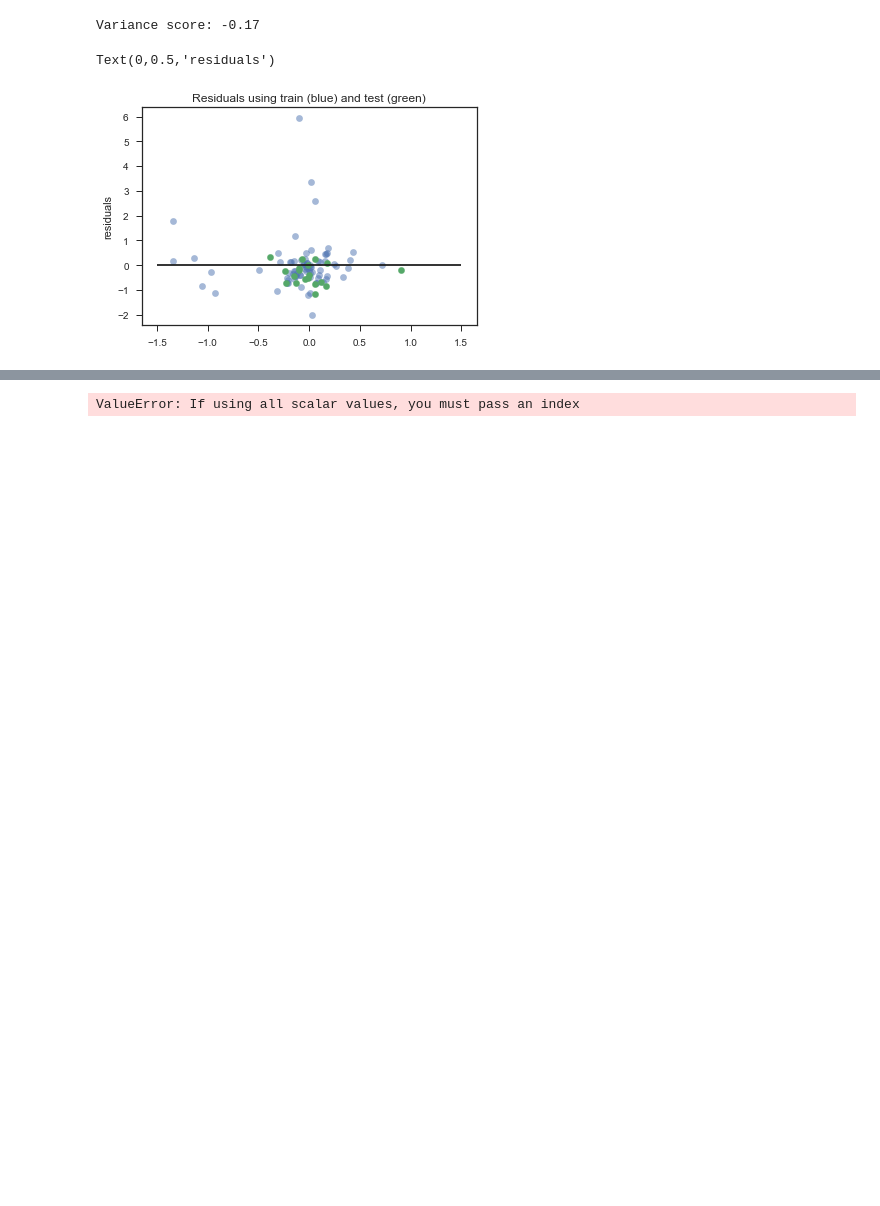
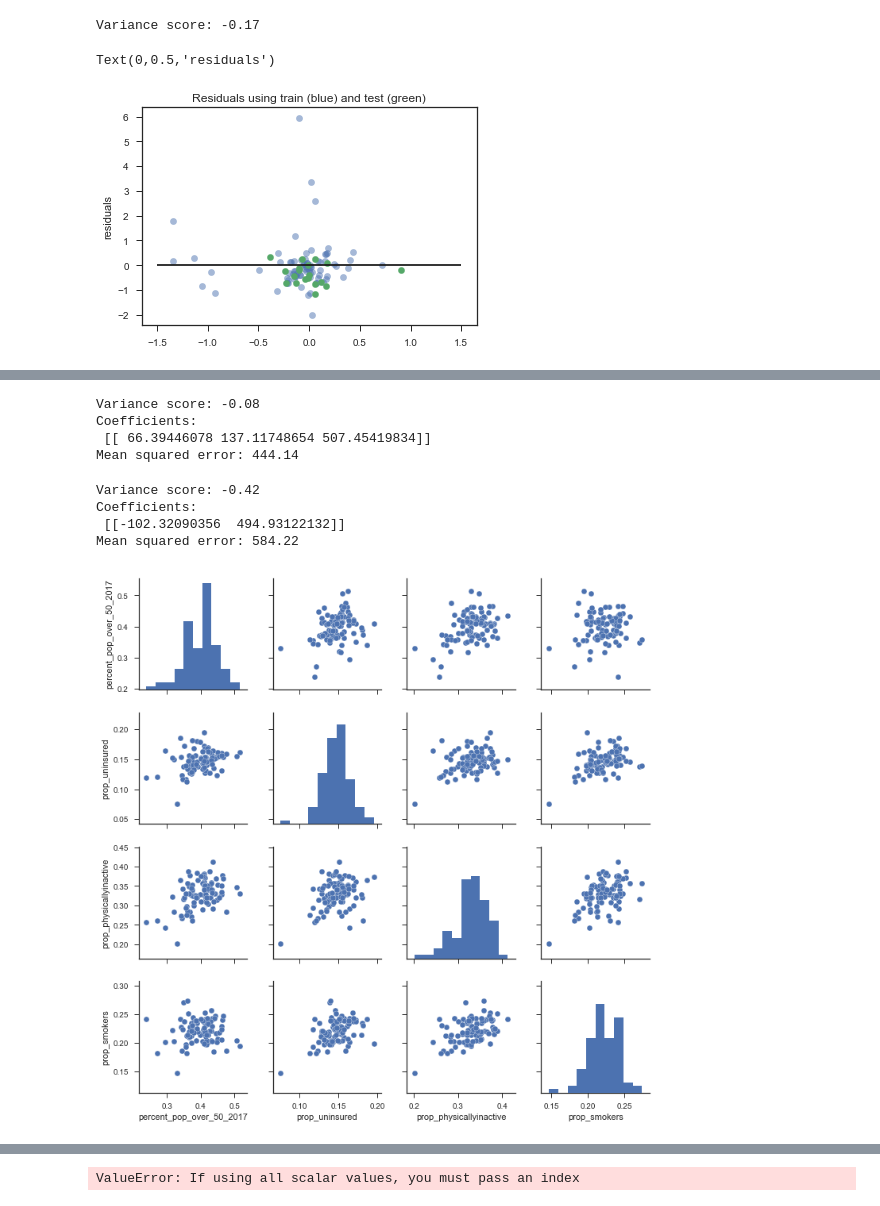
Before and after one commit to AriannaRigon/vanderbilt-aspire-data-essentials, a Jupyter notebook: ClassNotebook.ipynb, the cells around one changed output, grey strips where cells are left out. Cells and saved outputs as stored; diff of their text form; code cells hidden in the pictures; blank space fills up the shorter version.

```diff
--- a/ClassNotebook.ipynb
+++ b/ClassNotebook.ipynb
@@ -973,0 +1149,12 @@ Text(0,0.5,'residuals')
+# %%
+pop_and_cancer_newv.columns = ['county',
+ 'age_adj_death_rate',
+ 'hospice_per_county',
+ 'percent_pop_over_50_2017',
+ 'normalized_hospice_rate',
+ 'Percent_Smokers',
+ 'Percent_Obese',
+ 'Food_Environ_Index_Z-Score',
+ 'Percent_Physically_Inactive',
+ 'Percent_Uninsured',
+ 'Air_Pollution_Part_Matter_Z-Score']
@@ -973,0 +1175,5 @@ Text(0,0.5,'residuals')
+# %%
+pop_and_cancer_newv['prop_smokers'] = pop_and_cancer_newv.Percent_Smokers / 100
+pop_and_cancer_newv['prop_obese'] = pop_and_cancer_newv.Percent_Obese / 100
+pop_and_cancer_newv['prop_physicallyinactive'] = pop_and_cancer_newv.Percent_Physically_Inactive / 100
+pop_and_cancer_newv['prop_uninsured'] = pop_and_cancer_newv.Percent_Uninsured / 100
@@ -973,0 +1289,2 @@ Text(0,0.5,'residuals')
+# %%
+pop_and_cancer_newv['percent_pop_over_50_2017'] = pop_and_cancer_newv.percent_pop_over_50_2017 / 100
@@ -973,0 +1332,13 @@ Text(0,0.5,'residuals')
+# %%
+x_train, x_test, y_train, y_test = train_test_split (x, y, test_size=.2, random_state=45)
+regr = linear_model.LinearRegression()
+regr.fit (x_train, y_train)
+y_pred = regr.predict(x_test)
+print ("Variance score: %.2f" % r2_score (y_test, y_pred))
+print ('Coefficients: \n', regr.coef_)
+print ("Mean squared error: %.2f" % mean_squared_error (y_test, y_pred))
+# %% [output]
+Variance score: -0.08
+Coefficients:
+ [[ 66.39446078 137.11748654 507.45419834]]
+Mean squared error: 444.14
@@ -973,0 +1349,20 @@ Text(0,0.5,'residuals')
+# %%
+x_train, x_test, y_train, y_test = train_test_split (x, y, test_size=.2, random_state=45)
+regr = linear_model.LinearRegression()
+regr.fit (x_train, y_train)
+y_pred = regr.predict(x_test)
+print ("Variance score: %.2f" % r2_score (y_test, y_pred))
+print ('Coefficients: \n', regr.coef_)
+print ("Mean squared error: %.2f" % mean_squared_error (y_test, y_pred))
+# %% [output]
+Variance score: -0.42
+Coefficients:
+ [[-102.32090356  494.93122132]]
+Mean squared error: 584.22
+# %%
+x = pop_and_cancer_newv [['percent_pop_over_50_2017','prop_uninsured','prop_physicallyinactive', 'prop_smokers']]
+# %%
+sns.set(style="ticks",color_codes=True)
+q=sns.pairplot(x)
+# %% [output]
+[figure, added]
```
Also changed, not shown: parts of 52 cells of this notebook.
